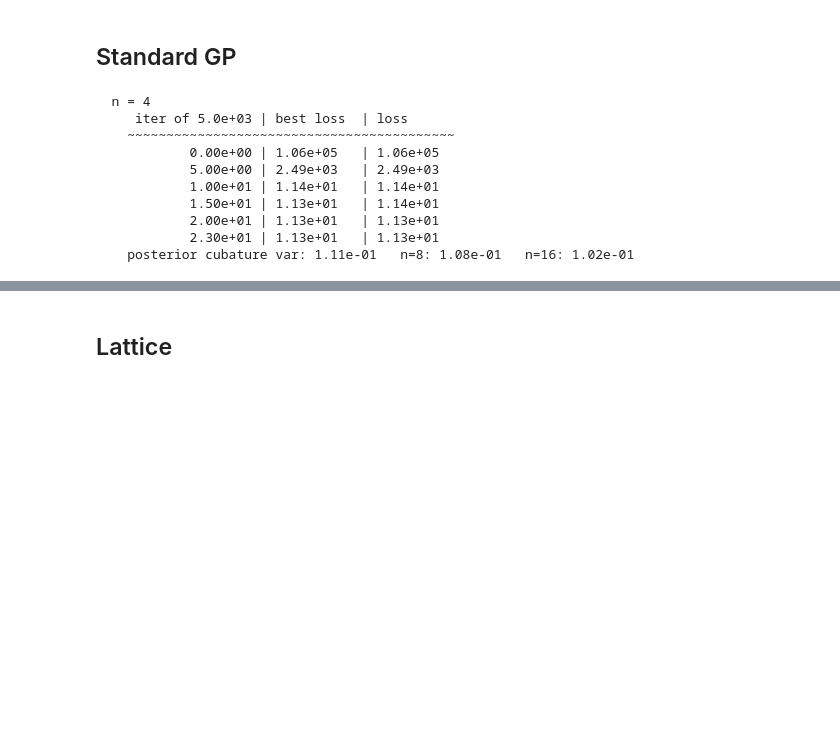
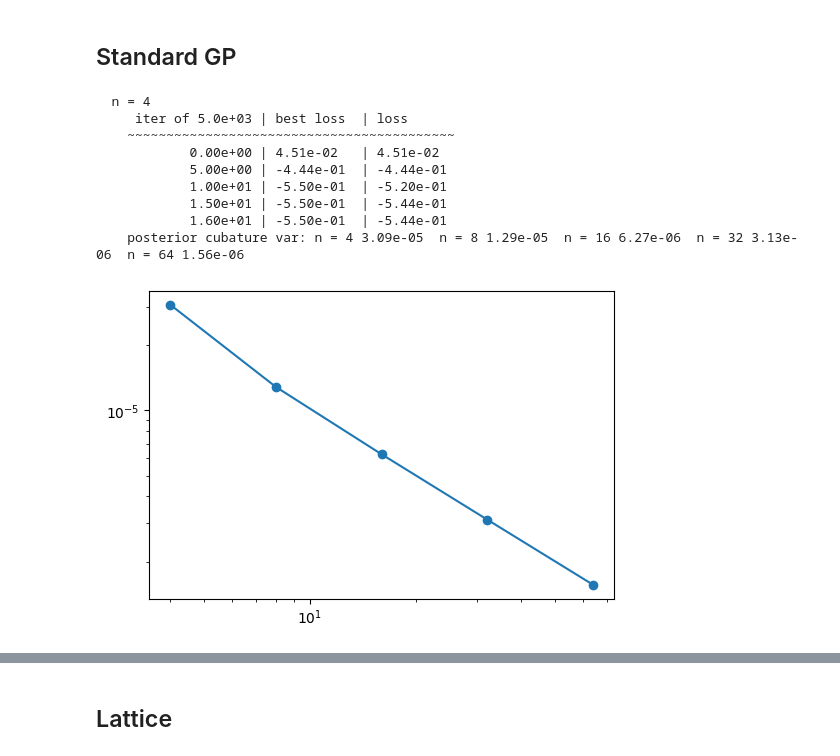
Before and after one commit to alegresor/fastgps, a Jupyter notebook: docs/examples/simple/compare_gps_plot.ipynb, the cells around one changed output, grey strips where cells are left out. Cells and saved outputs as stored; diff of their text form; code cells hidden in the pictures; blank space fills up the shorter version.

```diff
--- a/docs/examples/simple/compare_gps_plot.ipynb
+++ b/docs/examples/simple/compare_gps_plot.ipynb
@@ -38,28 +41,33 @@ yticks = f_ackley(xticks[:,None])
 # %%
 print("  n = %d"%n)
 sgp = fastgps.StandardGP(
     qp.KernelSquaredExponential(d,torchify=True,device=device),
     qp.DigitalNetB2(d,seed=11),
     )
 x_next = sgp.get_x_next(n)
 y_next = f_ackley(x_next)
 sgp.add_y_next(y_next)
 sgp.fit()
 pmean_std_n,pstd_std_n,q,ci_low_std_n,ci_high_std_n = sgp.post_ci(xticks[:,None])
 x_std_n,y_std_n = sgp.x.clone(),sgp.y.clone()
-print("    posterior cubature var: %-10.2e n=%d: %-10.2e n=%d: %-10.2e"%\
-    (sgp.post_cubature_var(),2*n,sgp.post_cubature_var(n=2*n),4*n,sgp.post_cubature_var(n=4*n)))
+nprojs = [n,2*n,4*n,8*n,16*n]
+vprojs = [sgp.post_cubature_var(n=nproj) for nproj in nprojs]
+print("    posterior cubature var: "+(("n = %d %-10.2e")*len(nprojs))%tuple(itertools.chain(*zip(nprojs,vprojs))))
+fig,ax = pyplot.subplots(nrows=1,ncols=1,figsize=(6,4))
+ax.set_xscale("log",base=10)
+ax.set_yscale("log",base=10)
+ax.plot(nprojs,vprojs,'-o');
 # %% [output]
   n = 4
      iter of 5.0e+03 | best loss  | loss
     ~~~~~~~~~~~~~~~~~~~~~~~~~~~~~~~~~~~~~~~~~~
-            0.00e+00 | 1.06e+05   | 1.06e+05
-            5.00e+00 | 2.49e+03   | 2.49e+03
-            1.00e+01 | 1.14e+01   | 1.14e+01
-            1.50e+01 | 1.13e+01   | 1.14e+01
-            2.00e+01 | 1.13e+01   | 1.13e+01
-            2.30e+01 | 1.13e+01   | 1.13e+01
-    posterior cubature var: 1.11e-01   n=8: 1.08e-01   n=16: 1.02e-01
+            0.00e+00 | 4.51e-02   | 4.51e-02
+            5.00e+00 | -4.44e-01  | -4.44e-01
+            1.00e+01 | -5.50e-01  | -5.20e-01
+            1.50e+01 | -5.50e-01  | -5.44e-01
+            1.60e+01 | -5.50e-01  | -5.44e-01
+    posterior cubature var: n = 4 3.09e-05  n = 8 1.29e-05  n = 16 6.27e-06  n = 32 3.13e-06  n = 64 1.56e-06
+[figure, added]
 # %%
 print("  n = %d"%(2*n))
 x_next = sgp.get_x_next(2*n)
```
Also changed, not shown: parts of 11 cells of this notebook, 1 other file.
